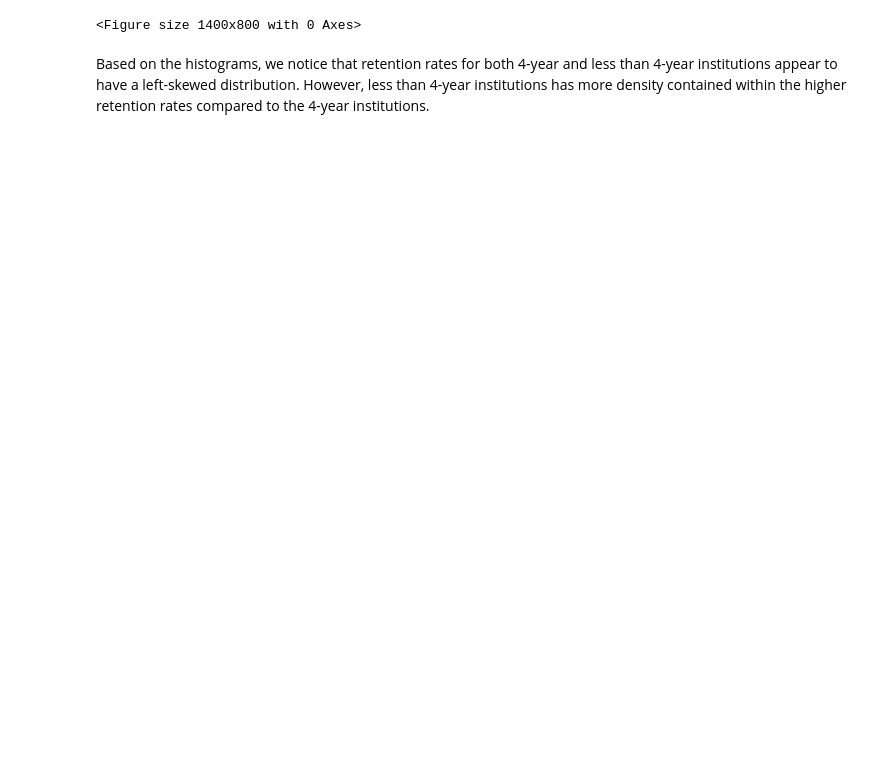
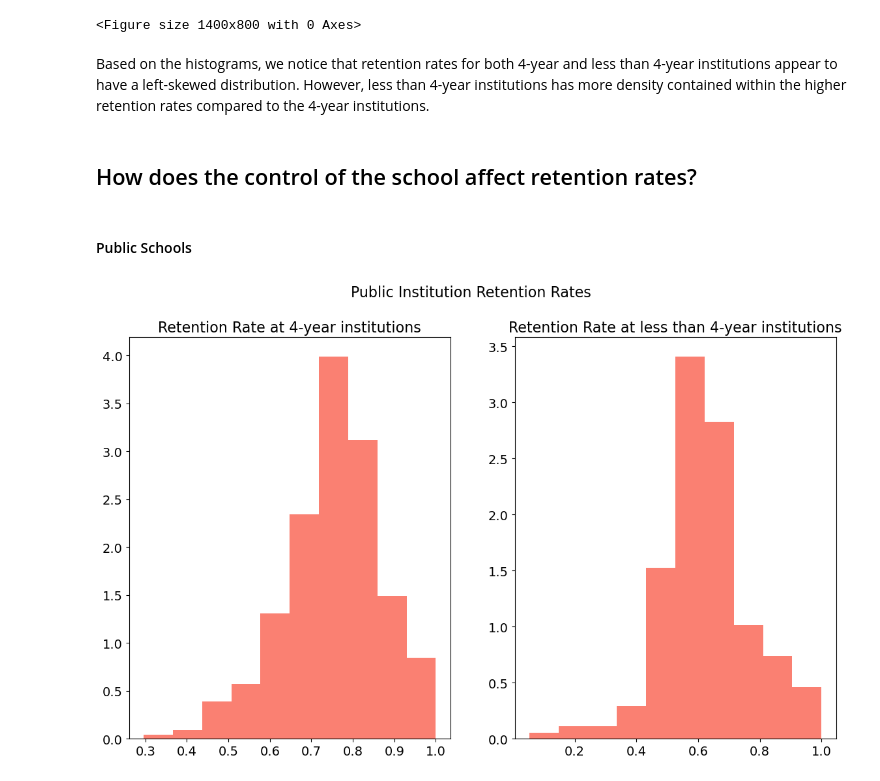
Before and after one commit to janetchoe/stat159-project, a Jupyter notebook: EDA.ipynb, the cells around one changed output. Saved outputs shown, nothing was run; the diff lists cells and outputs as text; code cells hidden in the pictures; blank space fills up the shorter version.

Commit message:
retention based on control of school

```diff
--- a/EDA.ipynb
+++ b/EDA.ipynb
@@ -62,3 +62,22 @@ plt.savefig('figures/figure_1.png')
 <Figure size 1400x800 with 0 Axes>
 # %% [markdown]
 Based on the histograms, we notice that retention rates for both 4-year and less than 4-year institutions appear to have a left-skewed distribution. However, less than 4-year institutions has more density contained within the higher retention rates compared to the 4-year institutions.
+# %% [markdown]
+## How does the control of the school affect retention rates?
+# %% [markdown]
+#### Public Schools
+# %%
+public = data.loc[data["CONTROL"] == 1]
+
+fig, (ax1, ax2) = plt.subplots(1, 2)
+fig.suptitle('Public Institution Retention Rates')
+
+ax1.set_title('Retention Rate at 4-year institutions')
+ax1.hist(public.RET_FT4, density = True, color = "salmon")
+
+ax2.set_title('Retention Rate at less than 4-year institutions')
+ax2.hist(public.RET_FTL4, density = True, color = "salmon")
+
+plt.show()
+# %% [output]
+[figure, added]
```
Also changed, not shown: parts of 10 cells of this notebook.
